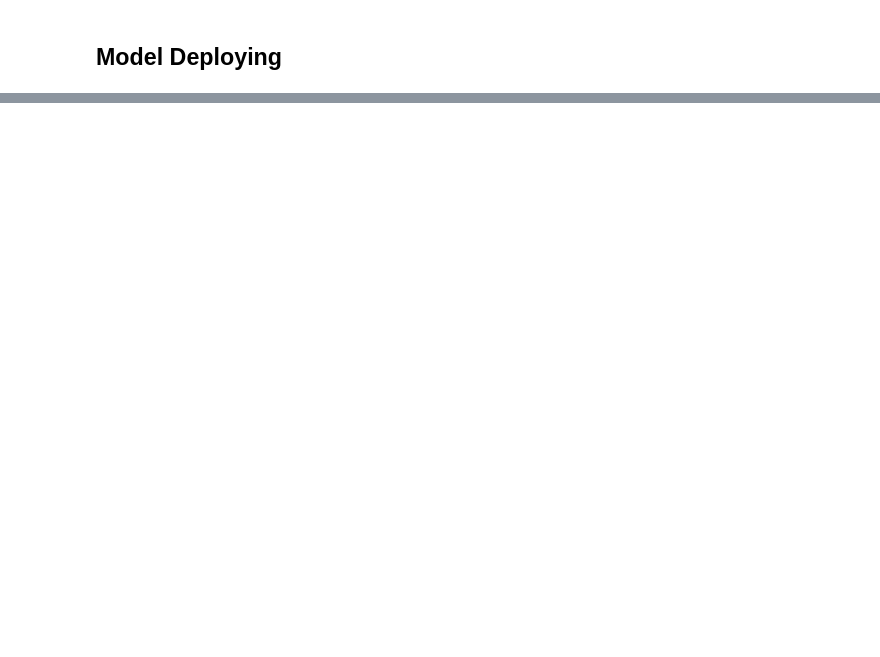
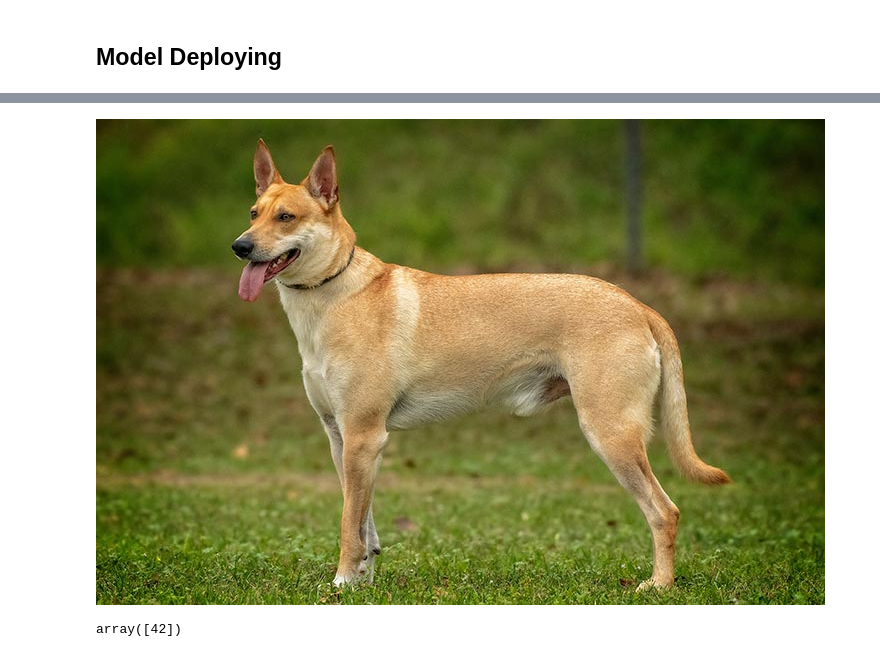
Before and after one commit to soyaoki/AWSMLE-Image-Classification-using-AWS-SageMaker, a Jupyter notebook: train_and_deploy.ipynb, the cells around one changed output, grey strips where cells are left out. Drawn from its saved outputs; the diff is of its cells as text; code cells hidden in the pictures; blank space fills up the shorter version.

```diff
--- a/train_and_deploy.ipynb
+++ b/train_and_deploy.ipynb
@@ -526,0 +517,8 @@ print(response)
+# %%
+request_dict={ "url": "https://s3.amazonaws.com/cdn-origin-etr.akc.org/wp-content/uploads/2017/11/20113314/Carolina-Dog-standing-outdoors.jpg" }
+
+img_bytes = requests.get(request_dict['url']).content
+# %%
+Image.open(io.BytesIO(img_bytes))
+# %% [output]
+[figure, added]
@@ -527,3 +527,7 @@ print(response)
+# %%
+np.argmax(response, 1)
+# %% [output]
+array([42])
 # %%
 # TODO: Remember to shutdown/delete your endpoint once your work is done
 predictor.delete_endpoint()
```
Also changed, not shown: parts of 41 cells of this notebook, 25 other files.
